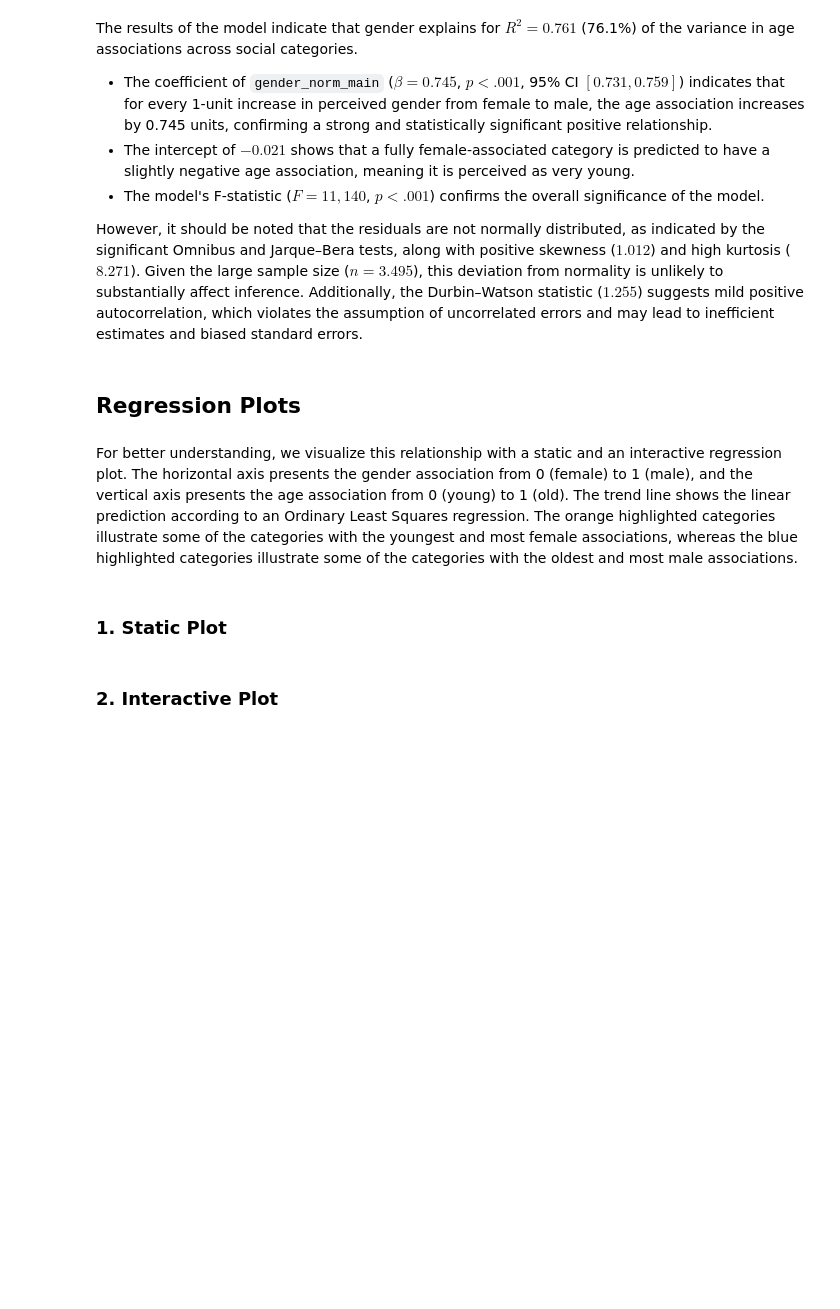
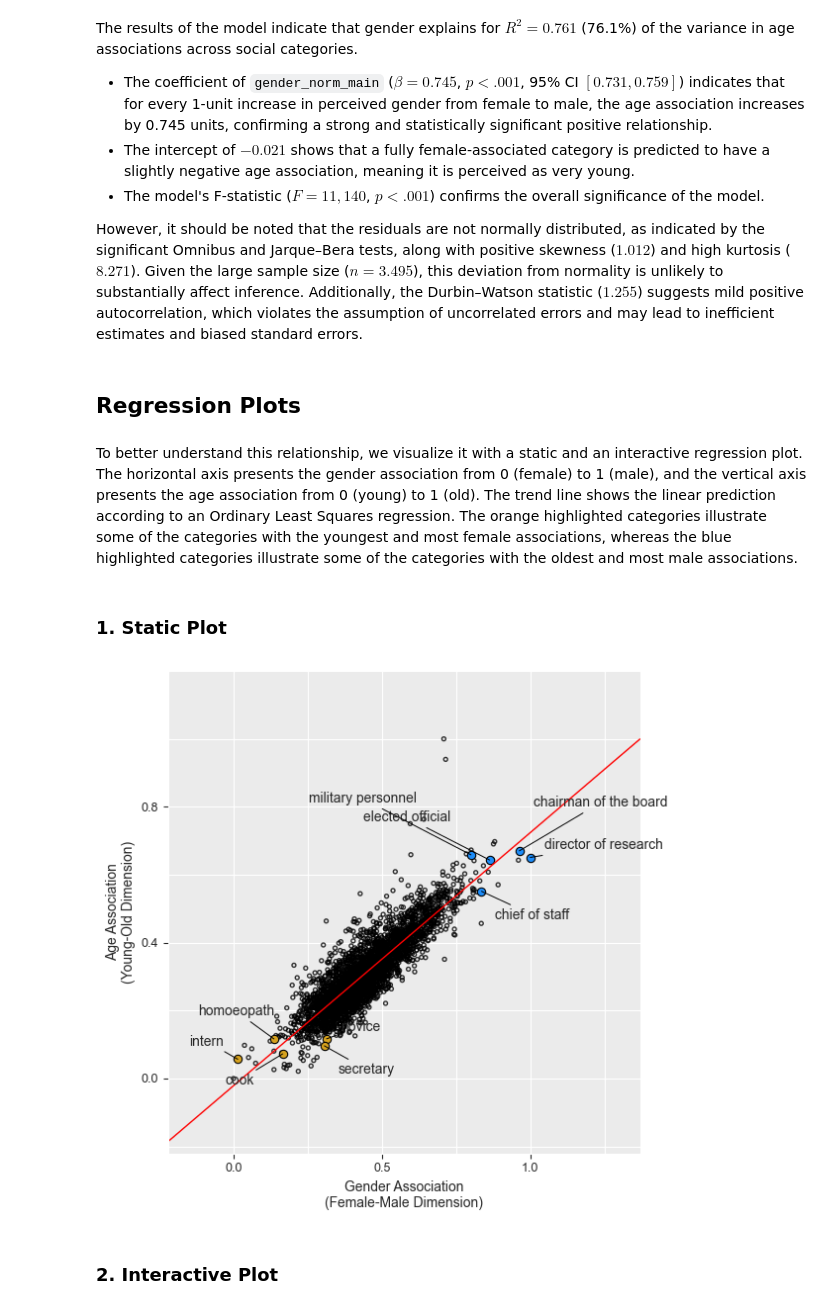
Before and after one commit to romgzn/Data_Analysis_Machine_Learning_Assignments, a Jupyter notebook: second_assignment/age_gender_cor.ipynb, the cells around one changed output. Saved outputs shown, nothing was run; the diff lists cells and outputs as text; code cells hidden in the pictures; blank space fills up the shorter version.

```diff
--- a/second_assignment/age_gender_cor.ipynb
+++ b/second_assignment/age_gender_cor.ipynb
@@ -127,8 +129,9 @@ However, it should be noted that the residuals are not normally distributed, as
 # %% [markdown]
 ## Regression Plots
 # %% [markdown]
-For better understanding, we visualize this relationship with a static and an interactive regression plot. The horizontal axis presents the gender association from 0 (female) to 1 (male), and the vertical axis presents the age association from 0 (young) to 1 (old). The trend line shows the linear prediction according to an Ordinary Least Squares regression. The orange highlighted categories illustrate some of the categories with the youngest and most female associations, whereas the blue highlighted categories illustrate some of the categories with the oldest and most male associations.
+To better understand this relationship, we visualize it with a static and an interactive regression plot. The horizontal axis presents the gender association from 0 (female) to 1 (male), and the vertical axis presents the age association from 0 (young) to 1 (old). The trend line shows the linear prediction according to an Ordinary Least Squares regression. The orange highlighted categories illustrate some of the categories with the youngest and most female associations, whereas the blue highlighted categories illustrate some of the categories with the oldest and most male associations.
 # %%
+#new column to filter colored categories
 gpt2_df['perceived_job_type'] = np.select(
     [
         gpt2_df['social_category'].isin([
@@ -140,7 +143,7 @@ gpt2_df['perceived_job_type'] = np.select(
         ]),
         gpt2_df['social_category'].isin([
             'intern',
-            'homoepath',
+            'homoeopath',
             'cook',
             'secretary',
             'novice'
@@ -152,6 +155,64 @@ gpt2_df['perceived_job_type'] = np.select(
 # %% [markdown]
 ### 1. Static Plot
 # %%
-##@TODO: Do it at a later time
+fig, ax = plt.subplots(figsize=(6, 5.75))
+
+ax.scatter(gpt2_df[gpt2_df['perceived_job_type'] == 'normal']['gender_norm_main'],
+           gpt2_df[gpt2_df['perceived_job_type'] == 'normal']['age_norm_main'],
+           facecolors='none', edgecolors='black', s=8, alpha=0.8)
+
+x_range = np.linspace(-0.25, 1.37, 100)
+y_range = age_gender_res.predict(pd.DataFrame({'gender_norm_main': x_range}))
+ax.plot(x_range, y_range, color='red', linewidth=1)
+
+ax.set_facecolor('#ebebeb')
+ax.xaxis.set_major_locator(FixedLocator([0, 0.5, 1.0]))
+ax.yaxis.set_major_locator(FixedLocator([0, 0.4, 0.8]))
+ax.xaxis.set_minor_locator(FixedLocator([0.25, 0.75, 1.25]))
+ax.yaxis.set_minor_locator(FixedLocator([-0.2, 0.2, 0.6, 1.0]))
+ax.tick_params(axis='x', labelsize=9, direction='out', bottom=True)
+ax.tick_params(axis='y', labelsize=9, direction='out', left=True)
+ax.grid(color='white', which='both')
+
+# Limits and labels
+ax.set_xlim(-0.22, 1.37)
+ax.set_ylim(-0.22, 1.2)
+ax.set_xlabel('Gender Association\n(Female-Male Dimension)', fontsize=10)
+ax.set_ylabel('Age Association\n(Young-Old Dimension)', fontsize=10)
+
+colors = {'masculine': '#1d8dfa', 'feminine': '#d6a21f'}
+
+offsets = {
+    'chairman of the board': (10, 32),
+    'elected official': (-92, 28),
+    'military personnel': (-118, 38),
+    'director of research': (10, 6),
+    'chief of staff': (10, -20),
+    'homoeopath': (-55, 17),
+    'intern': (-35, 10),
+    'novice': (10, 6),
+    'cook': (-42, -22),
+    'secretary': (10, -20),
+}
+
+for job_type, color in colors.items():
+    subset = gpt2_df[gpt2_df['perceived_job_type'] == job_type]
+    ax.scatter(subset['gender_norm_main'], subset['age_norm_main'],
+               color=color, linewidth=0.8, edgecolors='black')
+    for _, row in subset.iterrows():
+        ax.annotate(
+            row['social_category'],
+            xy=(row['gender_norm_main'], row['age_norm_main']),
+            xytext=offsets.get(row['social_category']),
+            textcoords='offset points',
+            fontsize=10,
+            arrowprops=dict(arrowstyle='-', color='black', lw=0.7, shrinkA=0, shrinkB=0)
+        )
+
+plt.tight_layout()
+#plt.savefig('plot.svg', format='svg', bbox_inches='tight')
+plt.show()
+# %% [output]
+[figure, added]
 # %% [markdown]
 ### 2. Interactive Plot
```
Also changed, not shown: parts of 18 cells of this notebook.
